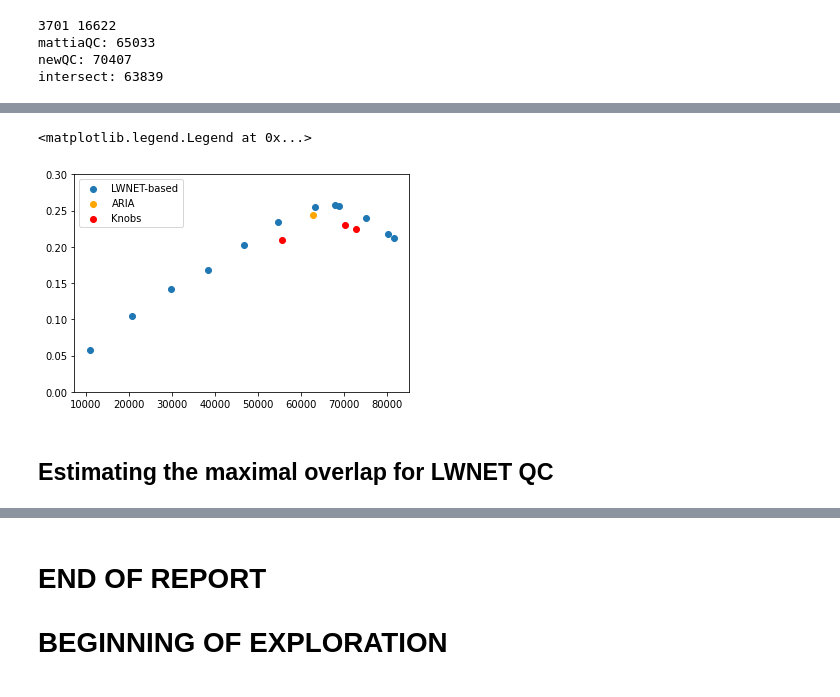
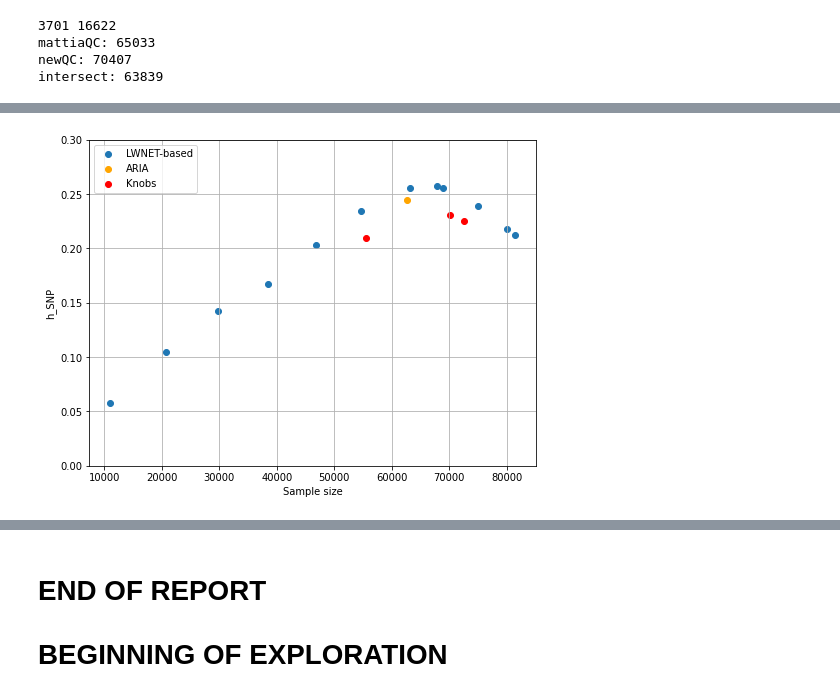
Before and after one commit to BergmannLab/Retina-tortuosity, a Jupyter notebook: preprocessing/newQC.ipynb, the cells around one changed output, grey strips where cells are left out. Cells and saved outputs as stored; diff of their text form; code cells hidden in the pictures.

```diff
--- a/preprocessing/newQC.ipynb
+++ b/preprocessing/newQC.ipynb
@@ -330,15 +377,16 @@ qc_results.sort_values("h_SNP Full", ascending=False)
 # %%
 qc_results=qc_results.sort_values("N", ascending=False)
 idx_lwnet = [0,1,2,5,6,7,11,12,13,14,15,16]
 mattia = 8
 knobs = [3,4,10]
+plt.figure(figsize=(8,6))
 plt.scatter(qc_results['N'].iloc[idx_lwnet],qc_results['h_SNP Full'].iloc[idx_lwnet])
 plt.scatter(qc_results['N'].iloc[mattia],qc_results['h_SNP Full'].iloc[mattia], c='orange')
 plt.scatter(qc_results['N'].iloc[knobs],qc_results['h_SNP Full'].iloc[knobs], c='red')
 plt.ylim([0,0.3])
 plt.legend(['LWNET-based', "ARIA", "Knobs"])
+plt.xlabel("Sample size")
+plt.ylabel("h_SNP")
+plt.grid()
 # %% [output]
-<matplotlib.legend.Legend at 0x...>
-[figure, old version]
+[figure, new version]
-# %% [markdown]
-## Estimating the maximal overlap for LWNET QC
```
Also changed, not shown: parts of 15 cells of this notebook.
